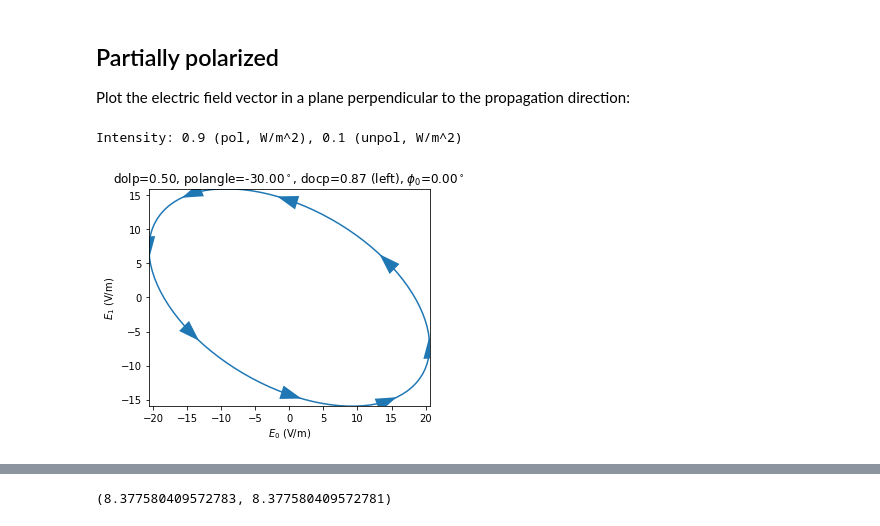
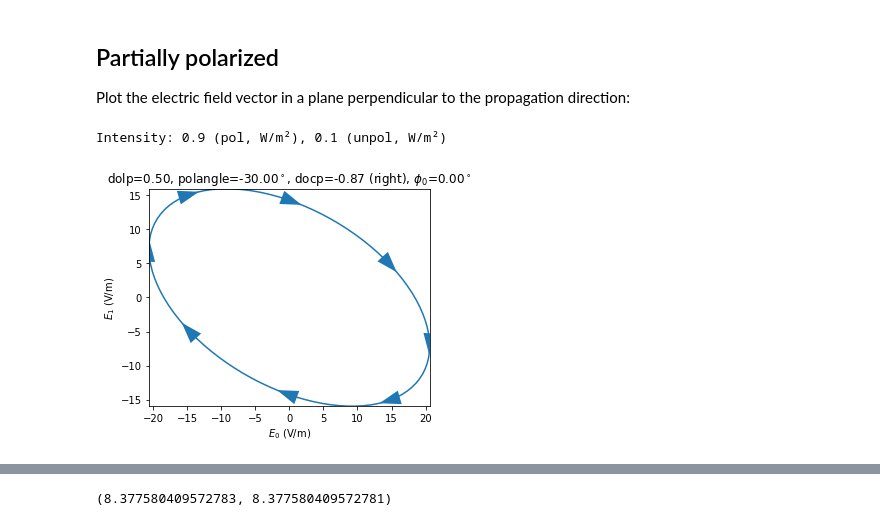
Before and after one commit to woutdenolf/spectrocrunch, a Jupyter notebook: doc/source/tutorials/polarization.ipynb, the cells around one changed output, grey strips where cells are left out. Cells and saved outputs as stored; diff of their text form; code cells hidden in the pictures.

```diff
--- a/doc/source/tutorials/polarization.ipynb
+++ b/doc/source/tutorials/polarization.ipynb
@@ -115,22 +115,22 @@ Plot the electric field vector in a plane perpendicular to the propagation direc
 # %%
 # Define incident intensity and polarization
 intensity = 1 # W/m^2
 dop = 0.9 # degree of polarization (in [0,1])
 dolp = 0.5*dop # degree of linear polarization (in [0,dop])
 polangle = -30 # angle of polarization ellipse with respect to the horizontal direction (in [-90,90])
-handedness = "left"
+handedness = "right"
 
 # Describe with Stokes' formalism because not fully polarized
 S1 = polarization.Stokes.from_params(intensity=intensity,dop=dop,dolp=dolp,\
                                     polangle=polangle,handedness=handedness)
 
 # Plot the polarized component:
-print("Intensity: {} (pol, W/m^2), {} (unpol, W/m^2)".format(S1.intensity_polarized,S1.intensity_unpolarized))
+print("Intensity: {} (pol, W/m²), {} (unpol, W/m²)".format(S1.intensity_polarized,S1.intensity_unpolarized))
 S1.decompose()["pol"].plot_efield()
 plt.show()
 # %% [output]
-Intensity: 0.9 (pol, W/m^2), 0.1 (unpol, W/m^2)
+Intensity: 0.9 (pol, W/m²), 0.1 (unpol, W/m²)
-[figure, old version]
+[figure, new version]
 # %% [markdown]
 ## Thomson scattering
 
```
Also changed, not shown: parts of 16 cells of this notebook, 9 other files.
